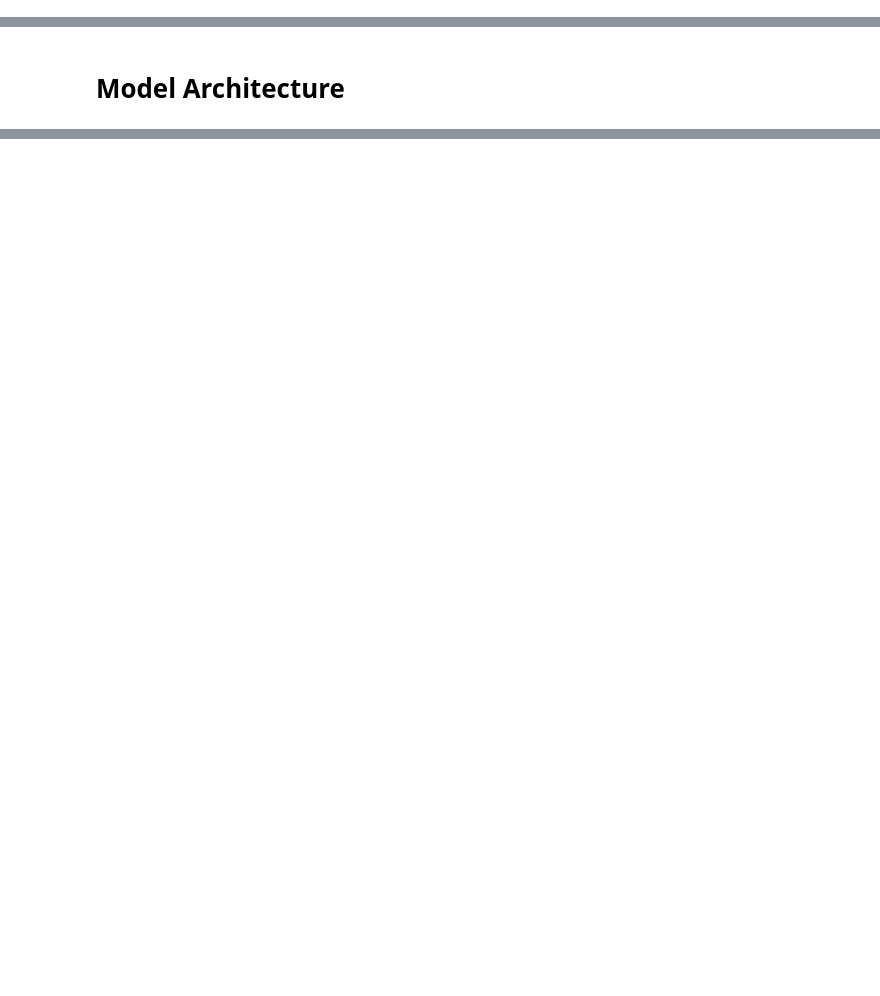
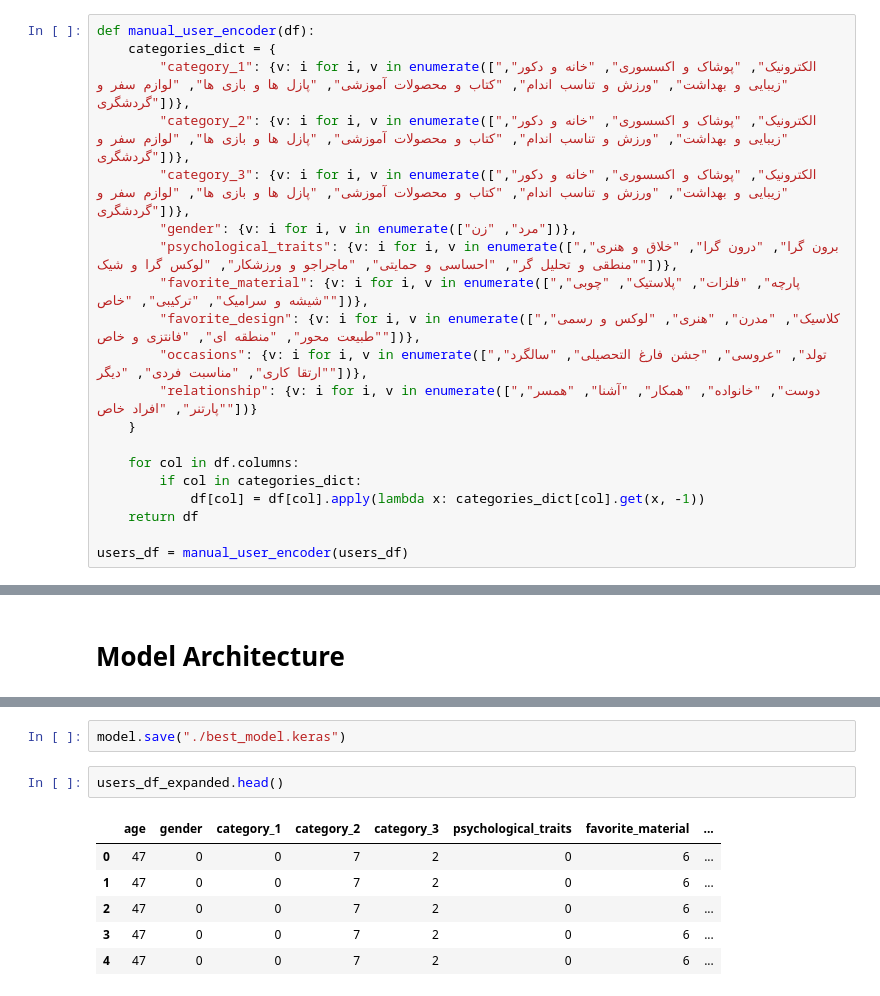
Before and after one commit to Synergy-SDA/Chichito-AI, a Jupyter notebook: model/main.ipynb, the cells around one changed output, grey strips where cells are left out. Drawn from its saved outputs; the diff is of its cells as text; blank space fills up the shorter version.

Commit message:
fix/model trained. dataset completed.

```diff
--- a/model/main.ipynb
+++ b/model/main.ipynb
@@ -97,0 +45,20 @@ users_df.head()
+# %%
+def manual_user_encoder(df):
+    categories_dict = {
+        "category_1": {v: i for i, v in enumerate(["الکترونیک", "پوشاک و اکسسوری", "خانه و دکور", "زیبایی و بهداشت", "ورزش و تناسب اندام", "کتاب و محصولات آموزشی", "پازل ها و بازی ها", "لوازم سفر و گردشگری"])},
+        "category_2": {v: i for i, v in enumerate(["الکترونیک", "پوشاک و اکسسوری", "خانه و دکور", "زیبایی و بهداشت", "ورزش و تناسب اندام", "کتاب و محصولات آموزشی", "پازل ها و بازی ها", "لوازم سفر و گردشگری"])},
+        "category_3": {v: i for i, v in enumerate(["الکترونیک", "پوشاک و اکسسوری", "خانه و دکور", "زیبایی و بهداشت", "ورزش و تناسب اندام", "کتاب و محصولات آموزشی", "پازل ها و بازی ها", "لوازم سفر و گردشگری"])},
+        "gender": {v: i for i, v in enumerate(["مرد", "زن"])},
+        "psychological_traits": {v: i for i, v in enumerate(["برون گرا", "درون گرا", "خلاق و هنری", "منطقی و تحلیل گر", "احساسی و حمایتی", "ماجراجو و ورزشکار", "لوکس گرا و شیک"])},
+        "favorite_material": {v: i for i, v in enumerate(["پارچه", "فلزات", "پلاستیک", "چوبی", "شیشه و سرامیک", "ترکیبی", "خاص"])},
+        "favorite_design": {v: i for i, v in enumerate(["کلاسیک", "مدرن", "هنری", "لوکس و رسمی", "طبیعت محور", "منطقه ای", "فانتزی و خاص"])},
+        "occasions": {v: i for i, v in enumerate(["تولد", "عروسی", "جشن فارغ التحصیلی", "سالگرد", "ارتقا کاری", "مناسبت فردی", "دیگر"])},
+        "relationship": {v: i for i, v in enumerate(["دوست", "خانواده", "همکار", "آشنا", "همسر", "پارتنر", "افراد خاص"])}
+    }
+
+    for col in df.columns:
+        if col in categories_dict:
+            df[col] = df[col].apply(lambda x: categories_dict[col].get(x, -1))
+    return df
+
+users_df = manual_user_encoder(users_df)
@@ -171,0 +175,11 @@ print(prediction)
+# %%
+model.save("./best_model.keras")
+# %%
+users_df_expanded.head()
+# %% [output]
+|  | age | gender | category_1 | category_2 | category_3 | psychological_traits | favorite_material | ... |
+| 0 | 47 | 0 | 0 | 7 | 2 | 0 | 6 | ... |
+| 1 | 47 | 0 | 0 | 7 | 2 | 0 | 6 | ... |
+| 2 | 47 | 0 | 0 | 7 | 2 | 0 | 6 | ... |
+| 3 | 47 | 0 | 0 | 7 | 2 | 0 | 6 | ... |
+| 4 | 47 | 0 | 0 | 7 | 2 | 0 | 6 | ... |
```
Also changed, not shown: parts of 18 cells of this notebook, 7 other files.
